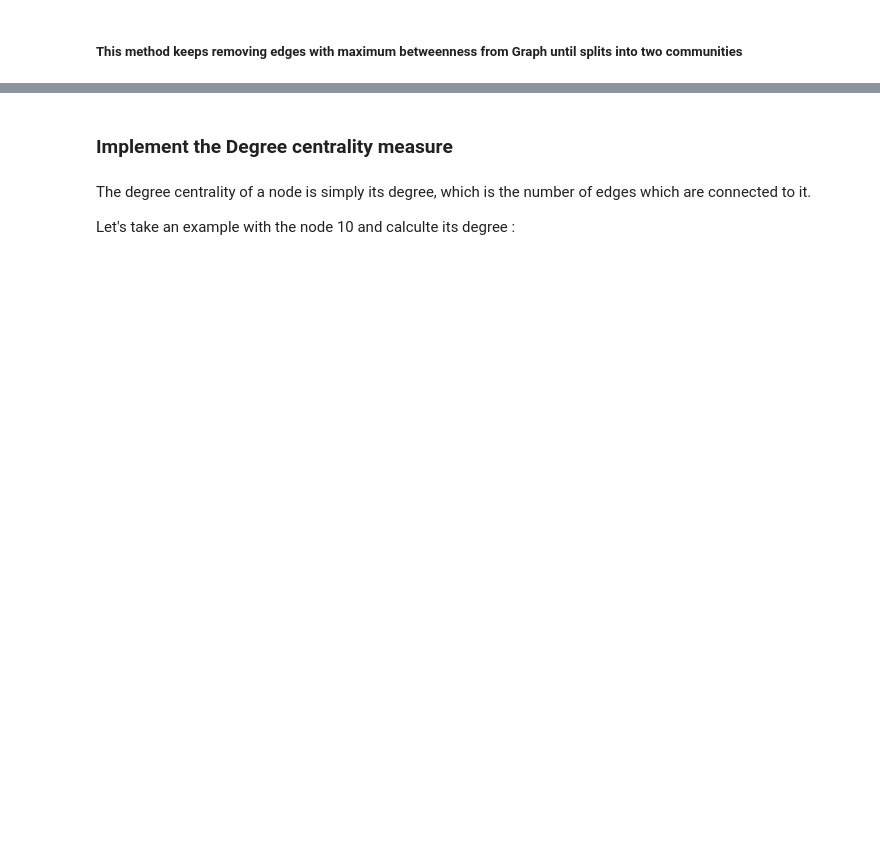
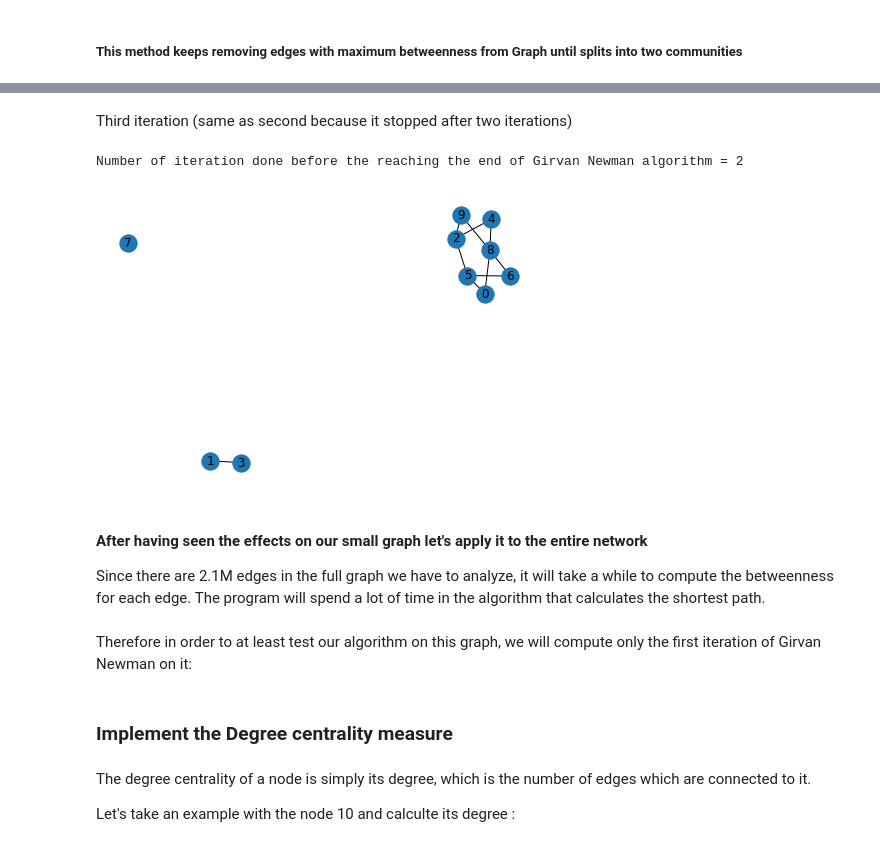
Before and after one commit to SocialMediaAnalytics2020/Project, a Jupyter notebook: Social Media Analytics Project.ipynb, the cells around one changed output, grey strips where cells are left out. Drawn from its saved outputs; the diff is of its cells as text; code cells hidden in the pictures; blank space fills up the shorter version.

```diff
--- a/Social Media Analytics Project.ipynb
+++ b/Social Media Analytics Project.ipynb
@@ -193,0 +258,13 @@ KeyboardInterrupt:
+# %% [markdown]
+Third iteration (same as second because it stopped after two iterations)
+# %%
+newGraph = girvan_newman(X,3)
+
+nx.draw(newGraph, with_labels=True)
+plt.show()
+# %% [output]
+Number of iteration done before the reaching the end of Girvan Newman algorithm = 2
+[figure, added]
+# %% [markdown]
+#### After having seen the effects on our small graph let's apply it to the entire network
+Since there are 2.1M edges in the full graph we have to analyze, it will take a while to compute the betweenness for each edge. The program will spend a lot of time in the algorithm that calculates the shortest path.
@@ -193,0 +276,2 @@ KeyboardInterrupt:
+# %% [markdown]
+Therefore in order to at least test our algorithm on this graph, we will compute only the first iteration of Girvan Newman on it:
```
Also changed, not shown: parts of 54 cells of this notebook.
